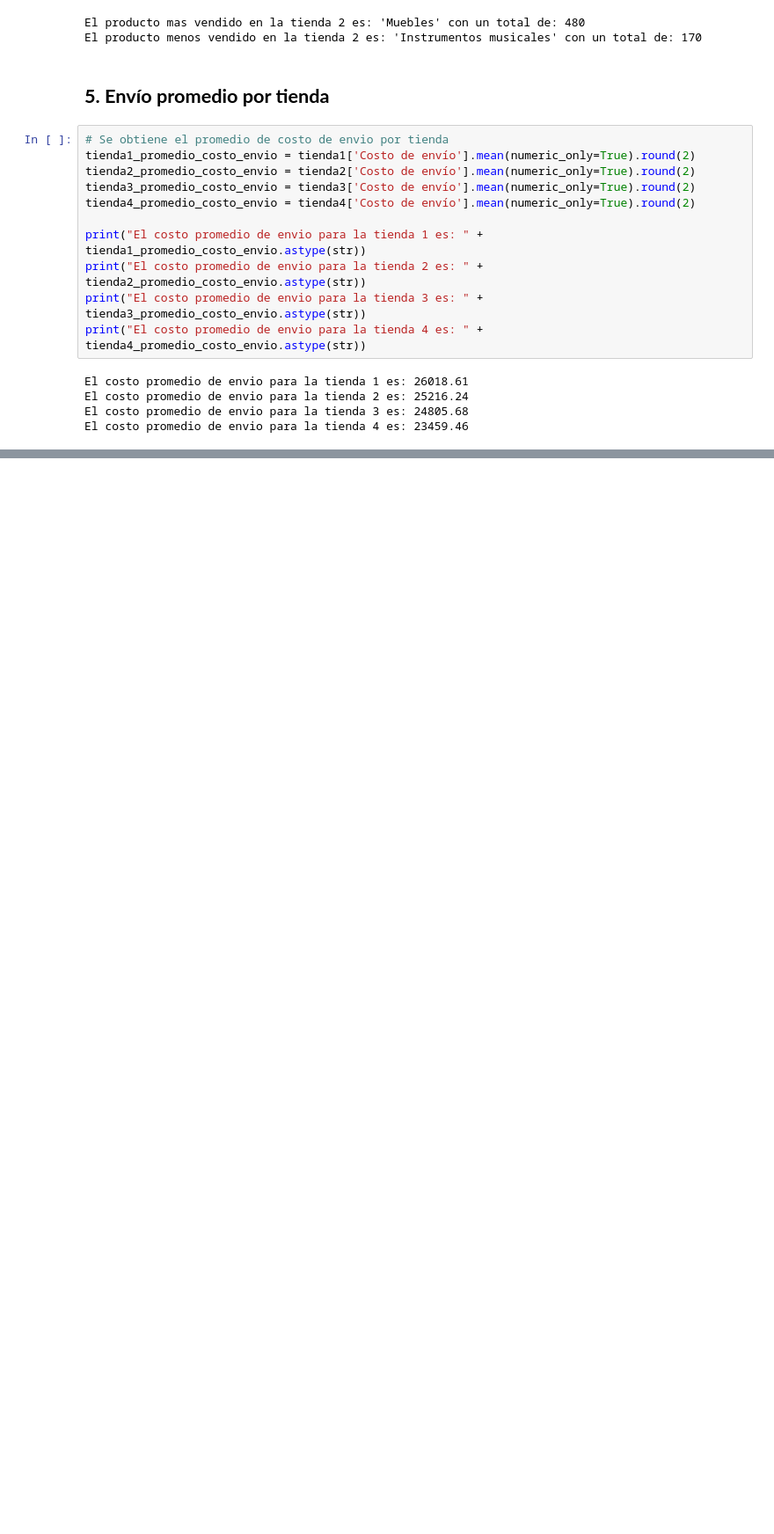
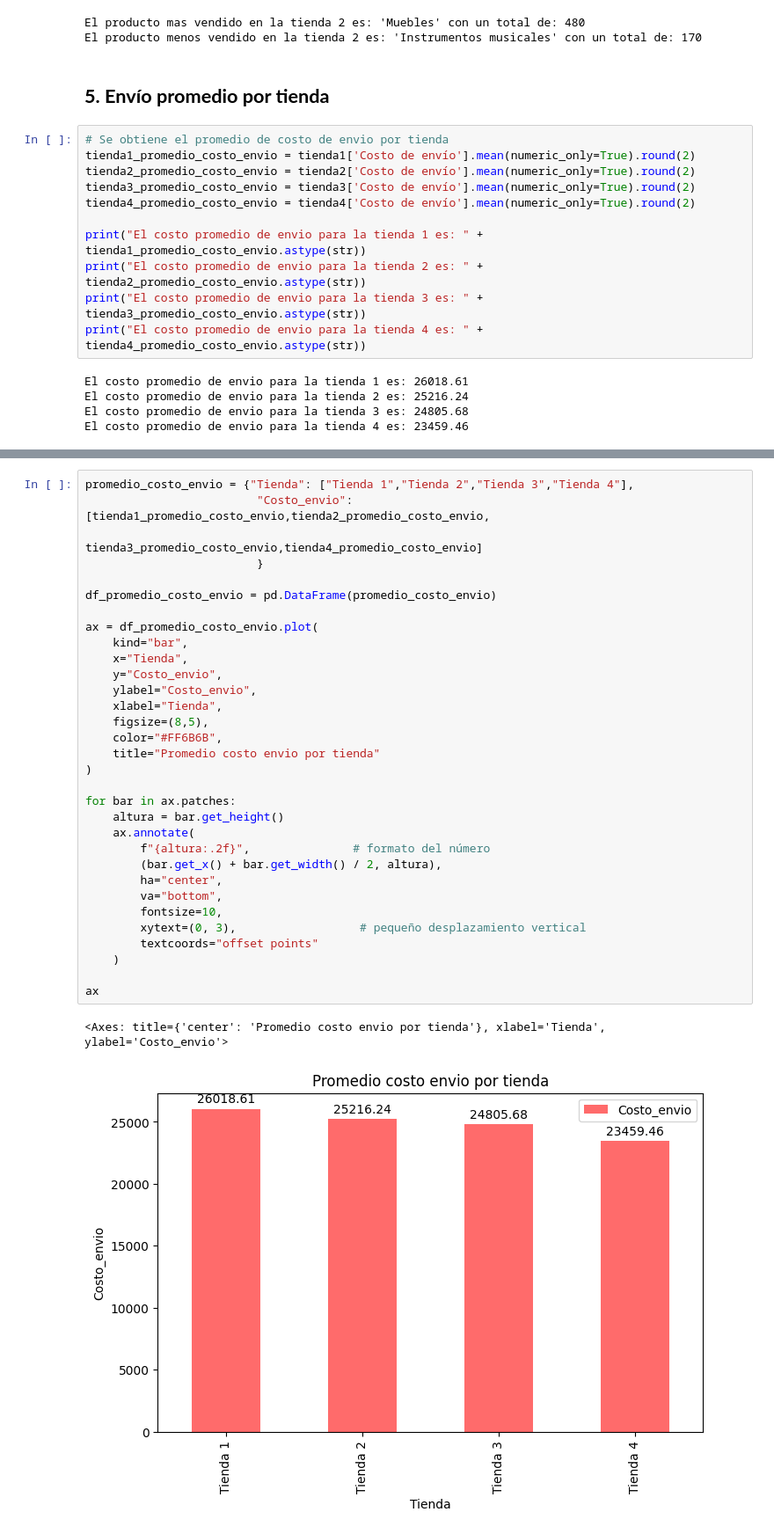
Before and after one commit to anbeld12/Challenge_AluraStoreLatam, a Jupyter notebook: Challenge_AluraStoreLatam.ipynb, the cells around one changed output, grey strips where cells are left out. Shown at 88% size. Cells and saved outputs as stored; diff of their text form; blank space fills up the shorter version.

```diff
--- a/Challenge_AluraStoreLatam.ipynb
+++ b/Challenge_AluraStoreLatam.ipynb
@@ -283,0 +341,35 @@ El costo promedio de envio para la tienda 4 es: 23459.46
+# %%
+promedio_costo_envio = {"Tienda": ["Tienda 1","Tienda 2","Tienda 3","Tienda 4"],
+                         "Costo_envio": [tienda1_promedio_costo_envio,tienda2_promedio_costo_envio,
+                                                   tienda3_promedio_costo_envio,tienda4_promedio_costo_envio]
+                         }
+
+df_promedio_costo_envio = pd.DataFrame(promedio_costo_envio)
+
+ax = df_promedio_costo_envio.plot(
+    kind="bar",
+    x="Tienda",
+    y="Costo_envio",
+    ylabel="Costo_envio",
+    xlabel="Tienda",
+    figsize=(8,5),
+    color="#FF6B6B",
+    title="Promedio costo envio por tienda"
+)
+
+for bar in ax.patches:
+    altura = bar.get_height()
+    ax.annotate(
+        f"{altura:.2f}",               # formato del número
+        (bar.get_x() + bar.get_width() / 2, altura),
+        ha="center",
+        va="bottom",
+        fontsize=10,
+        xytext=(0, 3),                  # pequeño desplazamiento vertical
+        textcoords="offset points"
+    )
+
+ax
+# %% [output]
+<Axes: title={'center': 'Promedio costo envio por tienda'}, xlabel='Tienda', ylabel='Costo_envio'>
+[figure, added]
```
Also changed, not shown: parts of 9 cells of this notebook.
